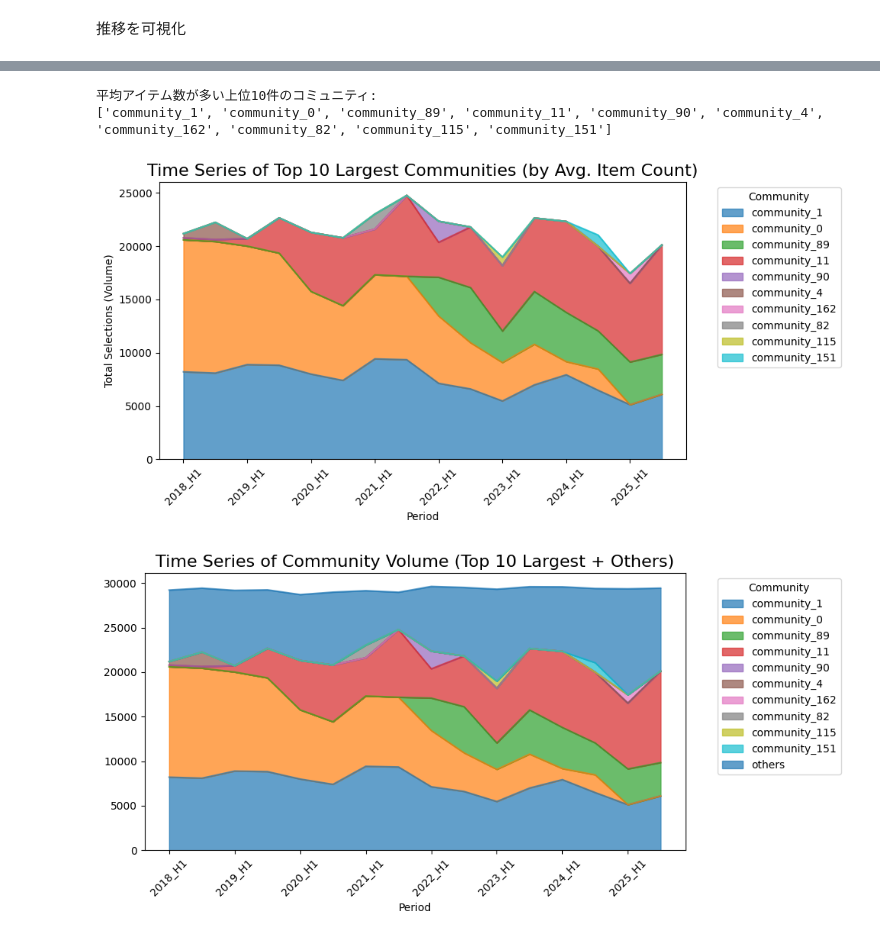
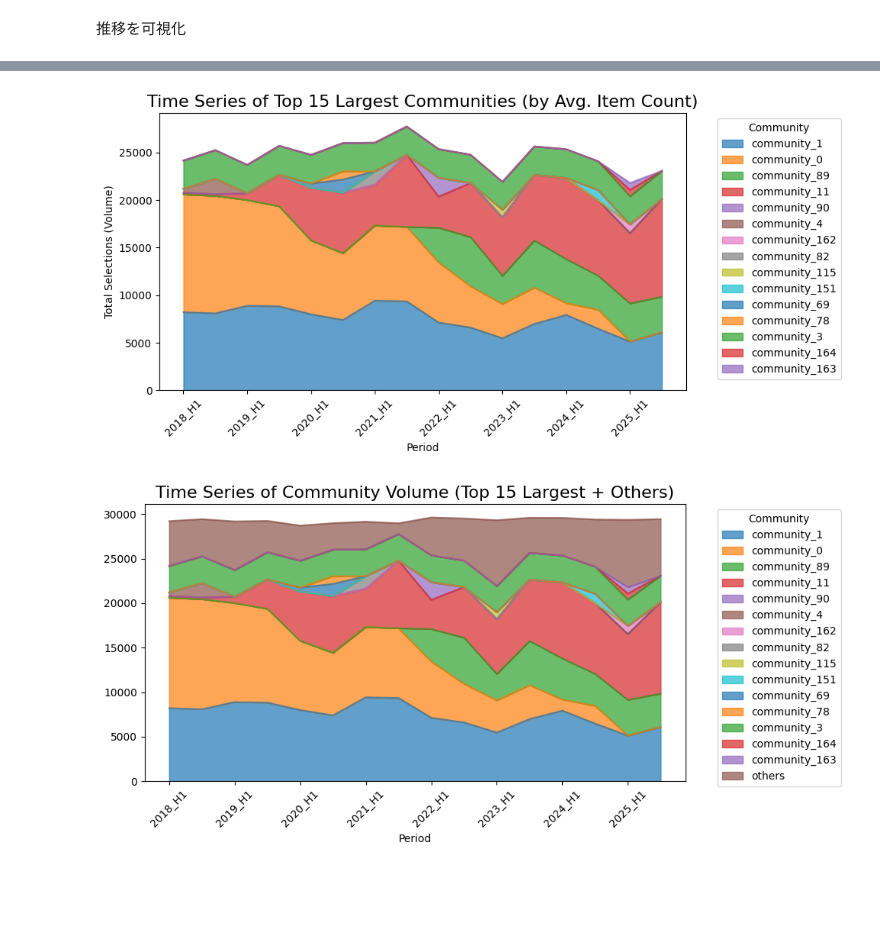
Before and after one commit to TakumiInoue0628/Temporal-Community-Tracker, a Jupyter notebook: notebook.ipynb, the cells around one changed output, grey strips where cells are left out. Saved outputs shown, nothing was run; the diff lists cells and outputs as text; code cells hidden in the pictures; blank space fills up the shorter version.

```diff
--- a/notebook.ipynb
+++ b/notebook.ipynb
@@ -281 +330,21 @@ display(TCT.df_items_result.head())
+# %%
+# topNコミュニティの決定
+
+# 表示する上位Nコミュニティを指定
+N = 15
+
+# コミュニティ内のアイテム数で決定
+# データ準備
+item_avg_sizes = {}
+for cid, info in TCT.tracked_communities.items():
+    # 各期間のアイテム数をリストに格納
+    period_sizes = [len(brands) for brands in info['history'].values()]
+    # 平均アイテム数を計算
+    if period_sizes:
+        item_avg_sizes[info['name']] = np.mean(period_sizes)
+# 平均アイテム数が多い順に並べたSeriesを作成
+avg_size_series = pd.Series(item_avg_sizes).sort_values(ascending=False)
+top_N_communities = avg_size_series.head(N).index.tolist()
+# 全体の中で上位N件以外を「その他」としてまとめる
+other_communities = TCT.df_volume_result.columns.difference(top_N_communities)
 # %%
@@ -341,66 +366,46 @@ plt.show()
 # %%
-# 表示する上位Nコミュニティを指定
-N = 10
-
-# データ準備
-item_avg_sizes = {}
-for cid, info in TCT.tracked_communities.items():
-    # 各期間のアイテム数をリストに格納
-    period_sizes = [len(brands) for brands in info['history'].values()]
-    # 平均アイテム数を計算
-    if period_sizes:
-        item_avg_sizes[info['name']] = np.mean(period_sizes)
-# 平均アイテム数が多い順に並べたSeriesを作成
-avg_size_series = pd.Series(item_avg_sizes).sort_values(ascending=False)
-top_n_by_size = avg_size_series.head(N).index.tolist()
-print(f"平均アイテム数が多い上位{N}件のコミュニティ: \n{top_n_by_size}")
-df_topN_by_size = TCT.df_volume_result[top_n_by_size]
-
+# 新しいデータフレームを作成
+df_topN_by_size = TCT.df_volume_result[top_N_communities]
+df_grouped_by_size = TCT.df_volume_result[top_N_communities].copy()
+df_grouped_by_size['others'] = TCT.df_volume_result[other_communities].sum(axis=1)
 # グラフ描画
 fig, ax = plt.subplots(figsize=(10, 5))
 df_topN_by_size.plot(kind='area', stacked=True, ax=ax, alpha=0.7)
 ax.set_title(f'Time Series of Top {N} Largest Communities (by Avg. Item Count)', fontsize=16)
 ax.set_xlabel('Period')
 ax.set_ylabel('Total Selections (Volume)')
 ax.legend(title='Community', bbox_to_anchor=(1.05, 1), loc='upper left')
 plt.xticks(rotation=45)
 plt.tight_layout()
 plt.show()
-
-# 全体の中で上位N件以外を「その他」としてまとめる
-other_communities = TCT.df_volume_result.columns.difference(top_n_by_size)
-# 新しいデータフレームを作成
-df_grouped_by_size = TCT.df_volume_result[top_n_by_size].copy()
-df_grouped_by_size['others'] = TCT.df_volume_result[other_communities].sum(axis=1)
 
 # グラフ描画
 fig, ax = plt.subplots(figsize=(10, 5))
 df_grouped_by_size.plot(kind='area', stacked=True, ax=ax, alpha=0.7)
 ax.set_title(f'Time Series of Community Volume (Top {N} Largest + Others)', fontsize=16)
 ax.set_xlabel('Period')
 ax.legend(title='Community', bbox_to_anchor=(1.05, 1), loc='upper left')
 plt.xticks(rotation=45)
 plt.tight_layout()
 plt.show()
 
 
 # 3x3のグリッドでグラフを複数描画
 fig, axes = plt.subplots(5, 2, figsize=(10, 10), sharex=True)
 axes = axes.flatten()
 for i, worldview in enumerate(df_topN_by_size.columns):  # 上位9件のみ表示
-    ax = axes[i]
-    df_topN_by_size[worldview].plot(kind='area', ax=ax, alpha=0.7, title=worldview)
-    ax.set_ylabel('volume')
-    ax.tick_params(axis='x', rotation=45)
+    if i < 10:
+        ax = axes[i]
+        df_topN_by_size[worldview].plot(kind='area', ax=ax, alpha=0.7, title=worldview)
+        ax.set_ylabel('volume')
+        ax.tick_params(axis='x', rotation=45)
 # 不要なサブプロットを非表示にする
 for j in range(i + 1, len(axes)):
     axes[j].set_visible(False)
 plt.suptitle(f'Time Series of Top {N} Largest Communities (Faceted)', fontsize=20)
 plt.tight_layout(rect=[0, 0.03, 1, 0.95])
 plt.show()
 # %% [output]
-平均アイテム数が多い上位10件のコミュニティ:
-['community_1', 'community_0', 'community_89', 'community_11', 'community_90', 'community_4', 'community_162', 'community_82', 'community_115', 'community_151']
-[figure, old version]
+[figure, new version]
-[figure, old version]
+[figure, new version]
 [figure]
```
Also changed, not shown: parts of 3 cells of this notebook.
